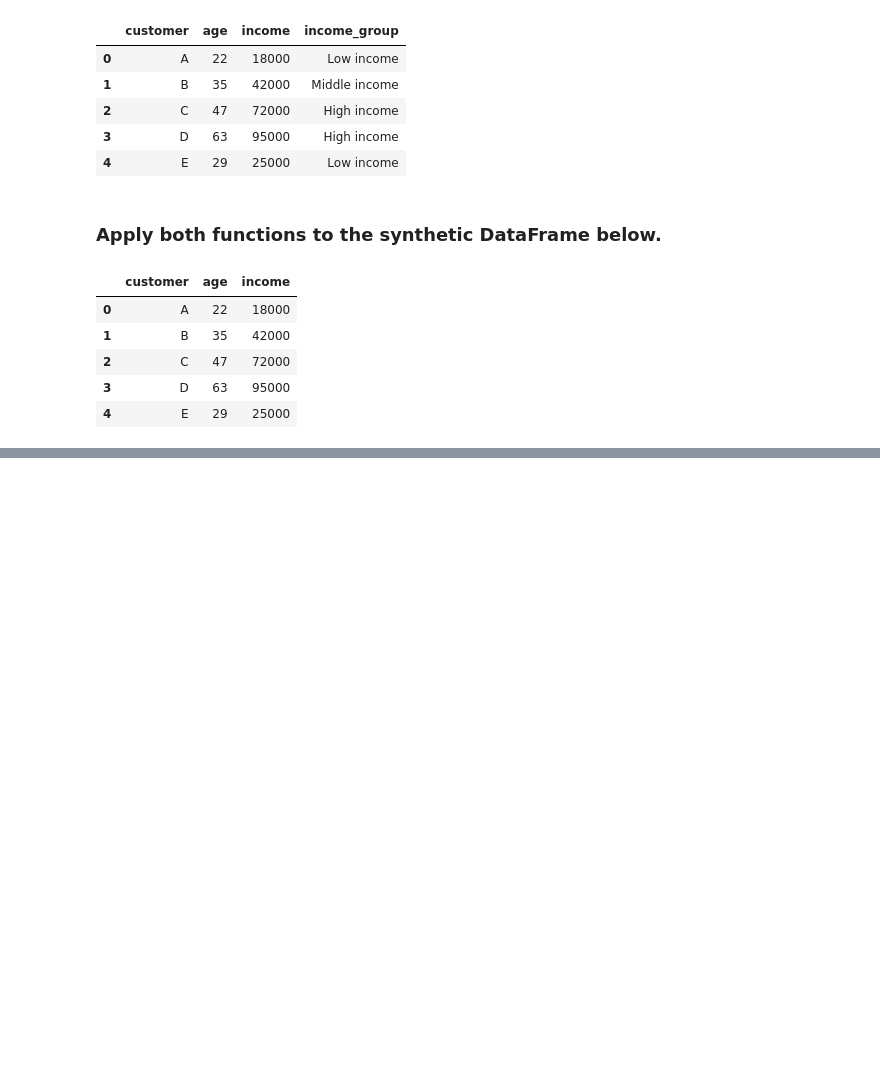
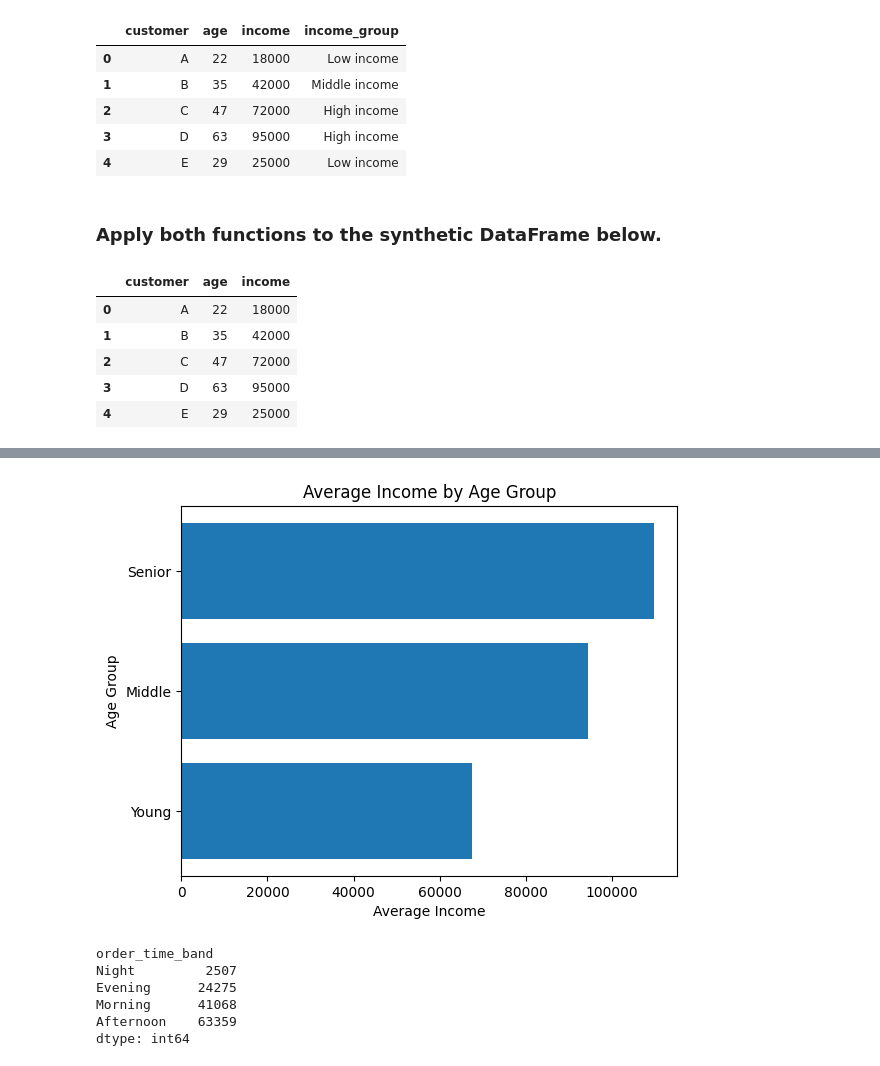
Before and after one commit to nnaneas/data-analytics-with-python, a Jupyter notebook: notebook/07_instacart_analysis.ipynb, the cells around one changed output, grey strips where cells are left out. Drawn from its saved outputs; the diff is of its cells as text; code cells hidden in the pictures; blank space fills up the shorter version.

```diff
--- a/notebook/07_instacart_analysis.ipynb
+++ b/notebook/07_instacart_analysis.ipynb
@@ -251,0 +463,33 @@ df_customers_dummy
+# %%
+avg_income_by_age_group = (
+    df_customers_unique
+    .groupby("age_group")["income"]
+    .mean()
+    .sort_values()
+)
+
+plt.figure()
+plt.barh(avg_income_by_age_group.index, avg_income_by_age_group.values)
+plt.title("Average Income by Age Group")
+plt.xlabel("Average Income")
+plt.ylabel("Age Group")
+plt.show()
+# %% [output]
+[figure, added]
+# %%
+orders_time_band = (
+    df_instacart[["order_id", "order_time_band"]]
+    .drop_duplicates()
+    .groupby("order_time_band")
+    .size()
+    .sort_values()
+)
+
+orders_time_band
+# %% [output]
+order_time_band
+Night         2507
+Evening      24275
+Morning      41068
+Afternoon    63359
+dtype: int64
```
Also changed, not shown: parts of 17 cells of this notebook.
